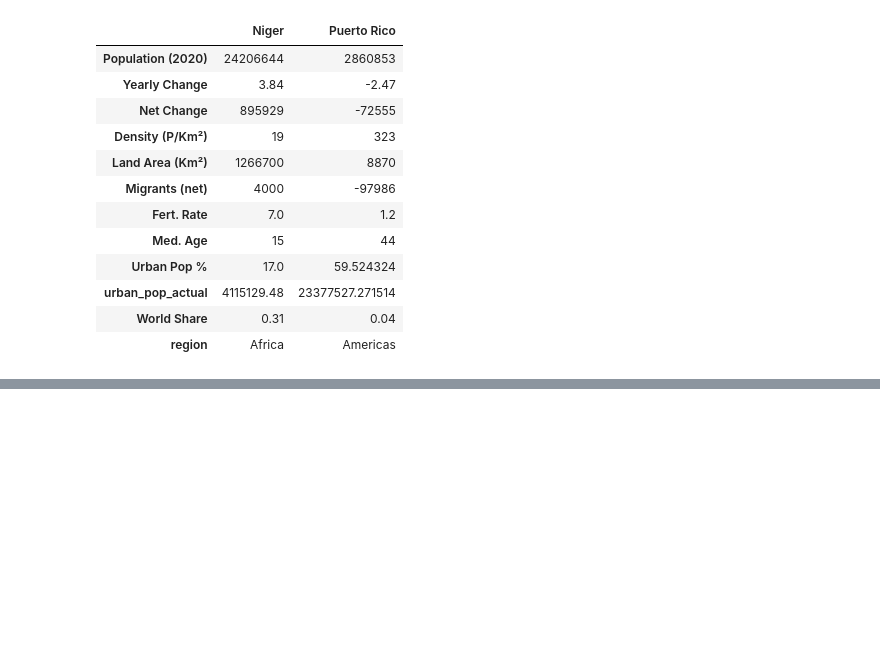
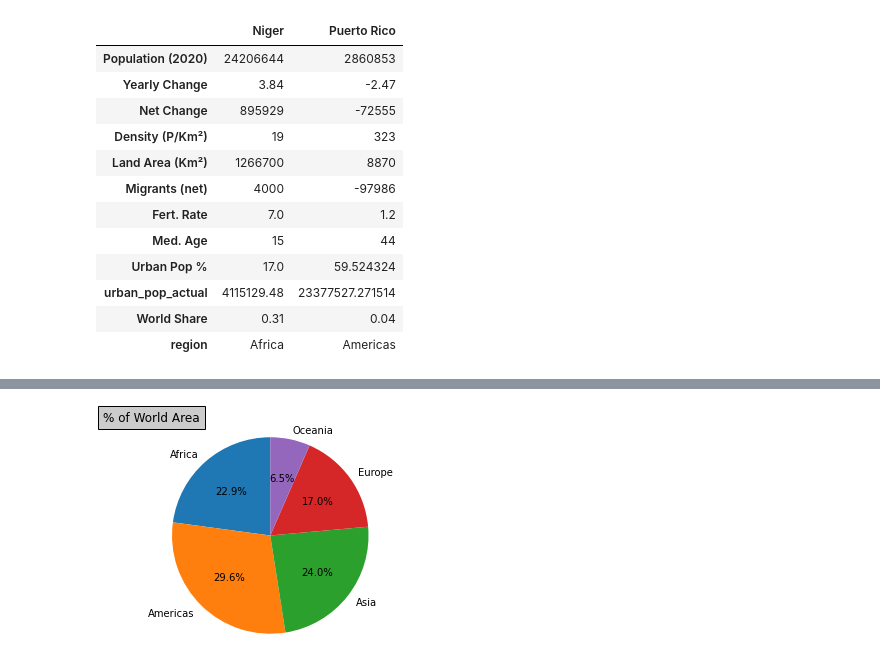
Before and after one commit to allisondonohue/UCDPA_allisondonohue, a Jupyter notebook: world_cont_wip01.05.2022V2.ipynb, the cells around one changed output, grey strips where cells are left out. Saved outputs shown, nothing was run; the diff lists cells and outputs as text; code cells hidden in the pictures; blank space fills up the shorter version.

Commit message:
Saving WIP with graphs

```diff
--- a/world_cont_wip01.05.2022V2.ipynb
+++ b/world_cont_wip01.05.2022V2.ipynb
@@ -559,0 +479,2 @@ plt.show
+# %%
+continent_totals["Density (P/Km²)"] = continent_totals["Population (2020)"]/continent_totals["Land Area (Km²)"]*100
@@ -559,0 +562,15 @@ plt.show
+# %%
+import matplotlib.pyplot as plt
+import seaborn as sns
+import matplotlib.ticker as ticker
+continent_totals_ri = continent_totals.reset_index()
+# %%
+fig1_labels = continent_totals_ri["region"]
+fig1_sizes = continent_totals_ri["Land Area % of world"]
+fig1, ax1 = plt.subplots()
+ax1.pie(fig1_sizes, labels=fig1_labels, autopct='%1.1f%%', startangle=90)
+ax1.axis('equal')
+plt.title ("% of World Area",bbox={'facecolor':'0.8', 'pad':5}, loc="left")
+plt.show()
+# %% [output]
+[figure, added]
```
Also changed, not shown: parts of 45 cells of this notebook.
